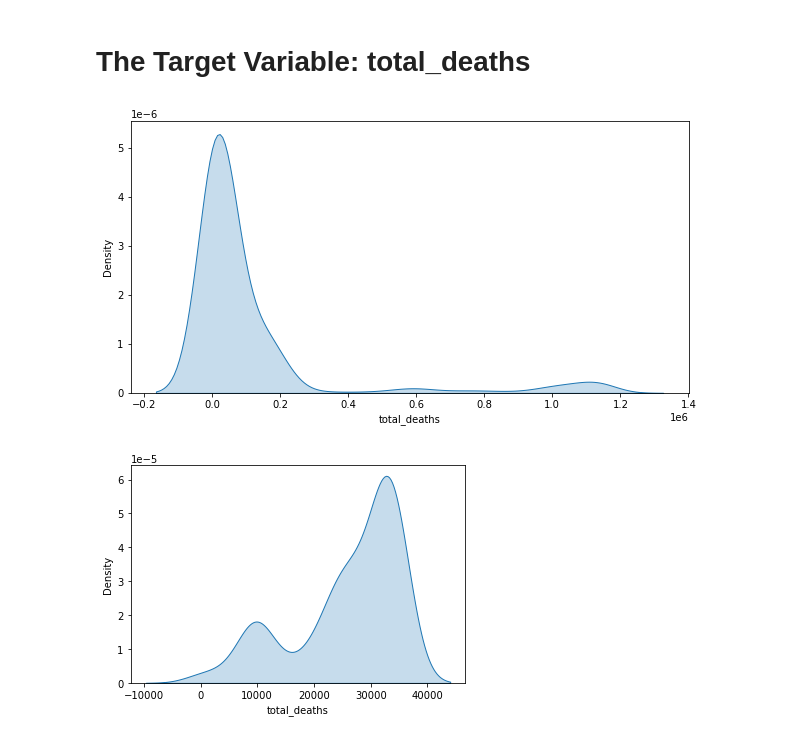
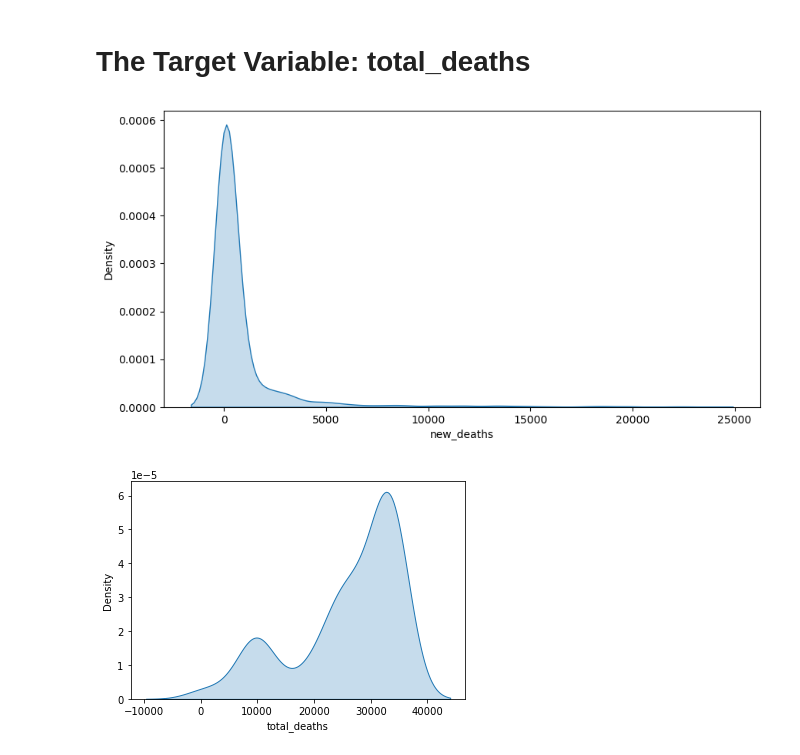
Before and after one commit to y-ginther/DS-Capstone, a Jupyter notebook: EDA.ipynb, the cells around one changed output. Cells and saved outputs as stored; diff of their text form; code cells hidden in the pictures.

```diff
--- a/EDA.ipynb
+++ b/EDA.ipynb
@@ -24,9 +85,9 @@ with warnings.catch_warnings():
         country_data = data[data['location'] == country]
         missing_counts = country_data.isnull().sum()
         total_missing = missing_counts.sum()
-        missingness_prop = total_missing / (len(country_data)*57)
+        missingness_prop = total_missing / (len(country_data)*data.shape[1])
         result_df = result_df.append({'location': country, 'total_missing': total_missing, 'missingness_prop': missingness_prop}, ignore_index=True)
 
-    sorted_countries = result_df.sort_values(by='missingness_prop', ascending=True)
+    sorted_countries = result_df.sort_values(by='missingness_prop', ascending=False)
     print(sorted_countries.head(10))
 # %% [output]
@@ -130,6 +216,8 @@ The table above has correlations over 0.50 highlighted, but the strongest correl
 # Final Dataset Edits
 # %%
 # removing the columns specified above
-columns_to_remove = ['reproduction_rate', 'positive_rate', 'extreme_poverty', 'handwashing_facilities', 'human_development_index', 'total_boosters_per_hundred', 'hand_washing_facilities']
-df = data_smaller.drop(columns=columns_to_remove, errors='ignore')
-df
+features_to_remove = quasi_constant_indices.to_list()
+features_to_remove.extend(['new_tests_per_thousand','total_tests_per_thousand','positive_rate','total_boosters_per_hundred'])
+data = data.drop(features_to_remove, axis=1, errors='ignore')
+data.shape
+df = data
@@ -164,10 +238,10 @@ df.describe()
 # The Target Variable: total_deaths
 # %%
 plt.figure(figsize=(10, 5))
-sns.kdeplot(data=df, x='total_deaths', fill=True, label='Density Plot')
+sns.kdeplot(data=df, x='new_deaths', fill=True, label='Density Plot')
 plt.show()
 # %% [output]
-[figure, old version]
+[figure, new version]
 # %%
 for country in df['location'].unique():
     country_data = df[df['location'] == country]
```
Also changed, not shown: parts of 14 cells of this notebook.
